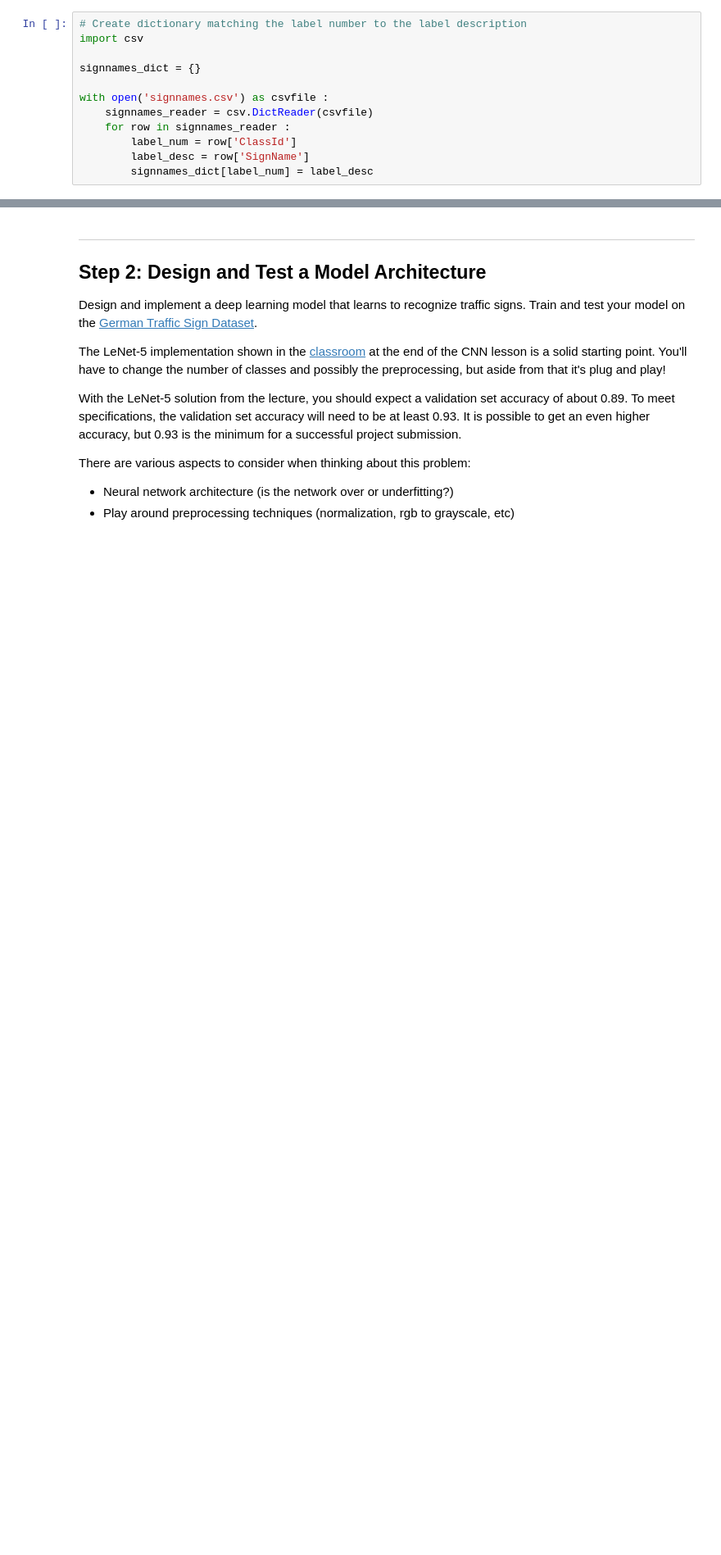
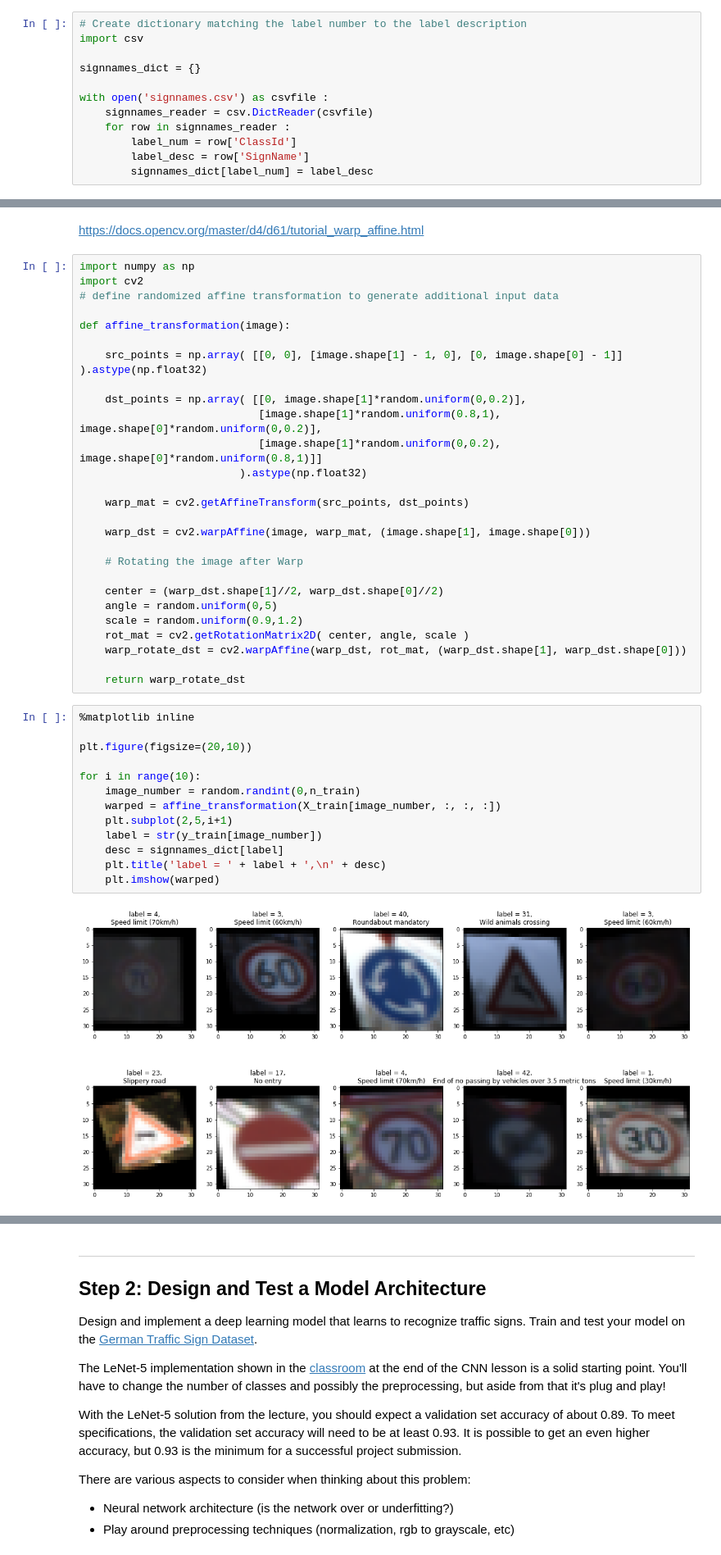
Before and after one commit to CBraeuninger/traffic_sign_classifier, a Jupyter notebook: Traffic_Sign_Classifier.ipynb, the cells around one changed output, grey strips where cells are left out. Shown at 82% size. Cells and saved outputs as stored; diff of their text form; blank space fills up the shorter version.

```diff
--- a/Traffic_Sign_Classifier.ipynb
+++ b/Traffic_Sign_Classifier.ipynb
@@ -154,0 +140,44 @@ def drop_frequent_examples():
+# %% [markdown]
+https://docs.opencv.org/master/d4/d61/tutorial_warp_affine.html
+# %%
+import numpy as np
+import cv2
+# define randomized affine transformation to generate additional input data
+
+def affine_transformation(image):
+
+    src_points = np.array( [[0, 0], [image.shape[1] - 1, 0], [0, image.shape[0] - 1]] ).astype(np.float32)
+
+    dst_points = np.array( [[0, image.shape[1]*random.uniform(0,0.2)],
+                            [image.shape[1]*random.uniform(0.8,1), image.shape[0]*random.uniform(0,0.2)],
+                            [image.shape[1]*random.uniform(0,0.2), image.shape[0]*random.uniform(0.8,1)]]
+                         ).astype(np.float32)
+
+    warp_mat = cv2.getAffineTransform(src_points, dst_points)
+
+    warp_dst = cv2.warpAffine(image, warp_mat, (image.shape[1], image.shape[0]))
+
+    # Rotating the image after Warp
+
+    center = (warp_dst.shape[1]//2, warp_dst.shape[0]//2)
+    angle = random.uniform(0,5)
+    scale = random.uniform(0.9,1.2)
+    rot_mat = cv2.getRotationMatrix2D( center, angle, scale )
+    warp_rotate_dst = cv2.warpAffine(warp_dst, rot_mat, (warp_dst.shape[1], warp_dst.shape[0]))
+
+    return warp_rotate_dst
+# %%
+%matplotlib inline
+
+plt.figure(figsize=(20,10))
+
+for i in range(10):
+    image_number = random.randint(0,n_train)
+    warped = affine_transformation(X_train[image_number, :, :, :])
+    plt.subplot(2,5,i+1)
+    label = str(y_train[image_number])
+    desc = signnames_dict[label]
+    plt.title('label = ' + label + ',\n' + desc)
+    plt.imshow(warped)
+# %% [output]
+[figure, added]
```
Also changed, not shown: parts of 21 cells of this notebook.
